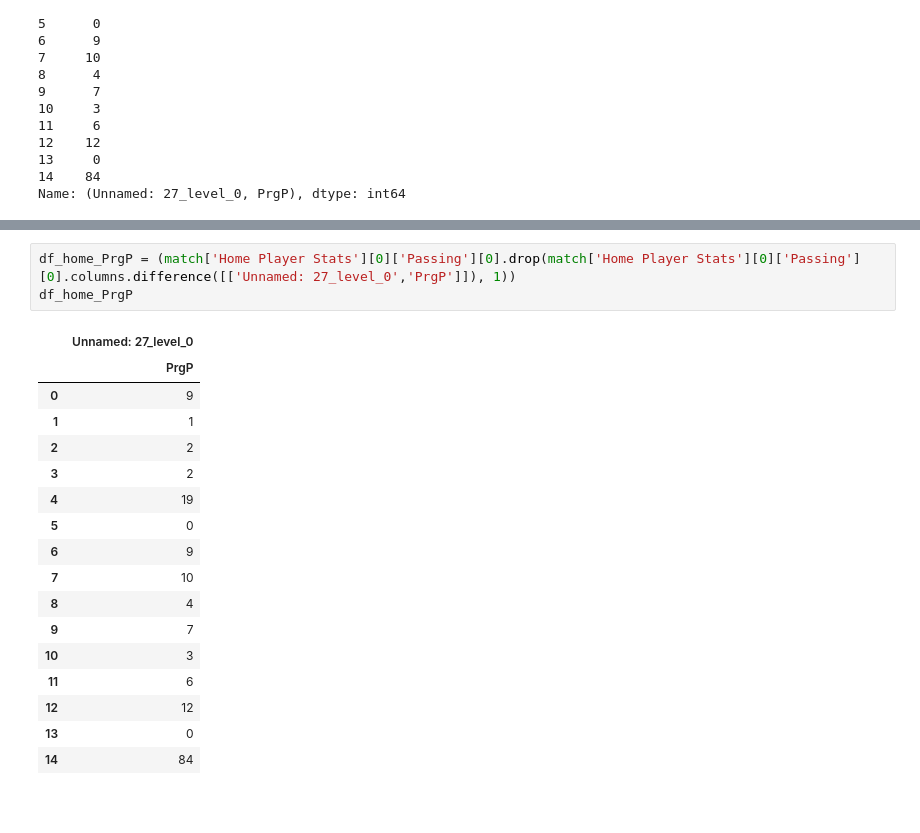
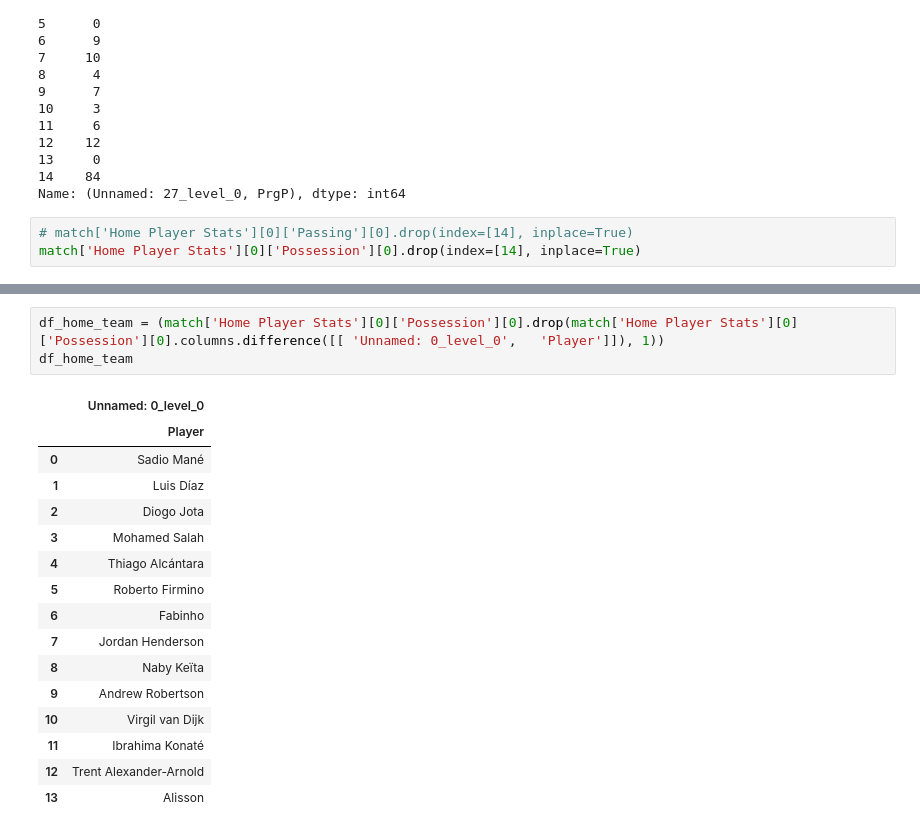
Before and after one commit to Football-Analytics-UCU/Liverpool, a Jupyter notebook: win_probability.ipynb, the cells around one changed output, grey strips where cells are left out. Drawn from its saved outputs; the diff is of its cells as text; blank space fills up the shorter version.

```diff
--- a/win_probability.ipynb
+++ b/win_probability.ipynb
@@ -213,3 +213,6 @@ print((match['Home Player Stats'][0]['Passing'][0]['Unnamed: 27_level_0','PrgP']
 13     0
 14    84
 Name: (Unnamed: 27_level_0, PrgP), dtype: int64
+# %%
+# match['Home Player Stats'][0]['Passing'][0].drop(index=[14], inplace=True)
+match['Home Player Stats'][0]['Possession'][0].drop(index=[14], inplace=True)
@@ -216,21 +289,20 @@ Name: (Unnamed: 27_level_0, PrgP), dtype: int64
 # %%
-df_home_PrgP = (match['Home Player Stats'][0]['Passing'][0].drop(match['Home Player Stats'][0]['Passing'][0].columns.difference([['Unnamed: 27_level_0','PrgP']]), 1))
-df_home_PrgP
+df_home_team = (match['Home Player Stats'][0]['Possession'][0].drop(match['Home Player Stats'][0]['Possession'][0].columns.difference([[ 'Unnamed: 0_level_0',	'Player']]), 1))
+df_home_team
 # %% [output]
-|  | Unnamed: 27_level_0 |
-|  | PrgP |
-| 0 | 9 |
-| 1 | 1 |
-| 2 | 2 |
-| 3 | 2 |
-| 4 | 19 |
-| 5 | 0 |
-| 6 | 9 |
-| 7 | 10 |
-| 8 | 4 |
-| 9 | 7 |
-| 10 | 3 |
-| 11 | 6 |
-| 12 | 12 |
-| 13 | 0 |
-| 14 | 84 |
+|  | Unnamed: 0_level_0 |
+|  | Player |
+| 0 | Sadio Mané |
+| 1 | Luis Díaz |
+| 2 | Diogo Jota |
+| 3 | Mohamed Salah |
+| 4 | Thiago Alcántara |
+| 5 | Roberto Firmino |
+| 6 | Fabinho |
+| 7 | Jordan Henderson |
+| 8 | Naby Keïta |
+| 9 | Andrew Robertson |
+| 10 | Virgil van Dijk |
+| 11 | Ibrahima Konaté |
+| 12 | Trent Alexander-Arnold |
+| 13 | Alisson |
```
Also changed, not shown: parts of 28 cells of this notebook, 4 other files.
